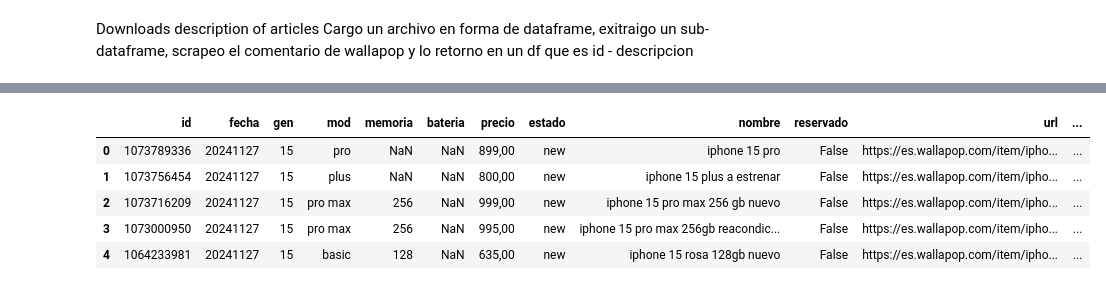
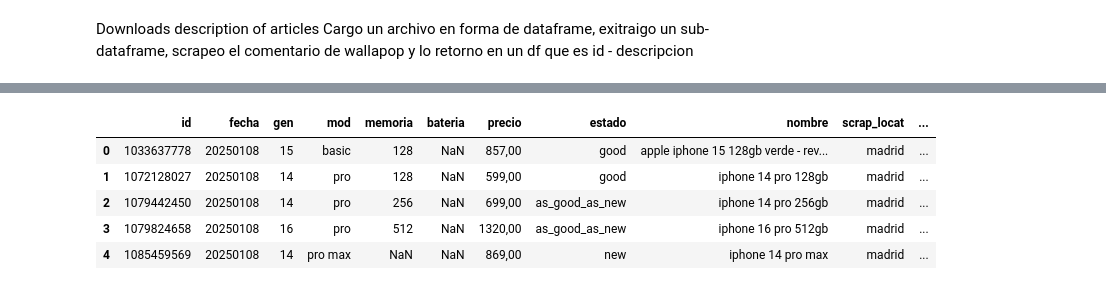
Before and after one commit to jogarman/wallapop_scrapping, a Jupyter notebook: 04_download_description.ipynb, the cells around one changed output, grey strips where cells are left out. Drawn from its saved outputs; the diff is of its cells as text; code cells hidden in the pictures.

```diff
--- a/04_download_description.ipynb
+++ b/04_download_description.ipynb
@@ -23,5 +14,14 @@ fecha = datetime.now().strftime("%Y%m%d")
+# %%
+# Selecciono el CSV
+elemento_a_buscar = "iphone" # para guardar el archivo   <--------
+#iphone = int((elemento_a_buscar).split()[1]) # 12, 14 o 15
 # %%
 # Cargo archivo
-df_original = pd.read_excel(carpeta + '/' + fecha + '.xlsx')
+carpeta = "3_feature_engineering"
+fecha = datetime.now().strftime("%Y%m%d")
+#fecha = "20250106"
+archivo = carpeta + '/' + elemento_a_buscar.split()[0] + '_' + fecha + '.xlsx'
+print(archivo)
+df_original = pd.read_excel(carpeta + '/' + elemento_a_buscar.split()[0] + '_' + fecha + '.xlsx')
 df_original.head()
 # %% [output]
@@ -29,21 +35,23 @@ KeyboardInterrupt
 # %%
 # Selecciono el sub-dataframe.
 # Selecciono:       as_good_as_new
 #                   iphone 15.
 #                   bateria = NaN
 # Son 263 apariciones
-df_to_scrap = df_original[(df_original['estado'] == estado) &
-                          (df_original['gen'] == iphone) &
+# estado = new...
+df_to_scrap = df_original[#(df_original['estado'] == estado) &
+                          #(df_original['gen'] == iphone) &
                           (pd.isna(df_original['bateria']))]
+#df_to_scrap = df_original
 df_to_scrap.reset_index(drop=True, inplace = True)
 df_to_scrap.head(5)
 # %% [output]
-|  | id | fecha | gen | mod | memoria | bateria | precio | estado | nombre | reservado | url | ... |
-| 0 | 1073789336 | 20241127 | 15 | pro | NaN | NaN | 899,00 | new | iphone 15 pro | False | https://es.wallapop.com/item/ipho... | ... |
-| 1 | 1073756454 | 20241127 | 15 | plus | NaN | NaN | 800,00 | new | iphone 15 plus a estrenar | False | https://es.wallapop.com/item/ipho... | ... |
-| 2 | 1073716209 | 20241127 | 15 | pro max | 256 | NaN | 999,00 | new | iphone 15 pro max 256 gb nuevo | False | https://es.wallapop.com/item/ipho... | ... |
-| 3 | 1073000950 | 20241127 | 15 | pro max | 256 | NaN | 995,00 | new | iphone 15 pro max 256gb reacondic... | False | https://es.wallapop.com/item/ipho... | ... |
-| 4 | 1064233981 | 20241127 | 15 | basic | 128 | NaN | 635,00 | new | iphone 15 rosa 128gb nuevo | False | https://es.wallapop.com/item/ipho... | ... |
+|  | id | fecha | gen | mod | memoria | bateria | precio | estado | nombre | scrap_locat | ... |
+| 0 | 1033637778 | 20250108 | 15 | basic | 128 | NaN | 857,00 | good | apple iphone 15 128gb verde - rev... | madrid | ... |
+| 1 | 1072128027 | 20250108 | 14 | pro | 128 | NaN | 599,00 | good | iphone 14 pro 128gb | madrid | ... |
+| 2 | 1079442450 | 20250108 | 14 | pro | 256 | NaN | 699,00 | as_good_as_new | iphone 14 pro 256gb | madrid | ... |
+| 3 | 1079824658 | 20250108 | 16 | pro | 512 | NaN | 1320,00 | as_good_as_new | iphone 16 pro 512gb | madrid | ... |
+| 4 | 1085459569 | 20250108 | 14 | pro max | NaN | NaN | 869,00 | new | iphone 14 pro max | madrid | ... |
 # %%
 # Función de scrapeo comentarios
 from selenium.webdriver.support import expected_conditions as EC
```
Also changed, not shown: parts of 8 cells of this notebook, 51 other files.
